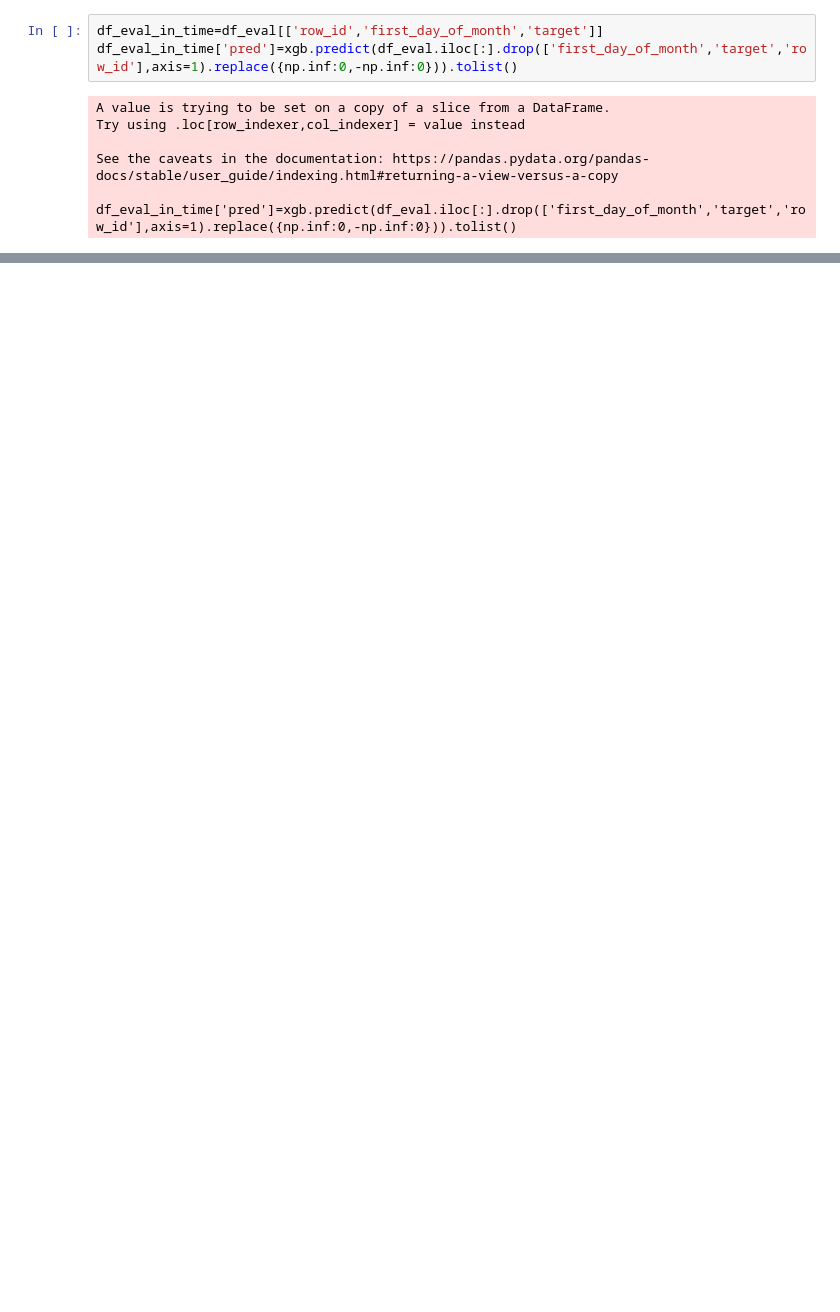
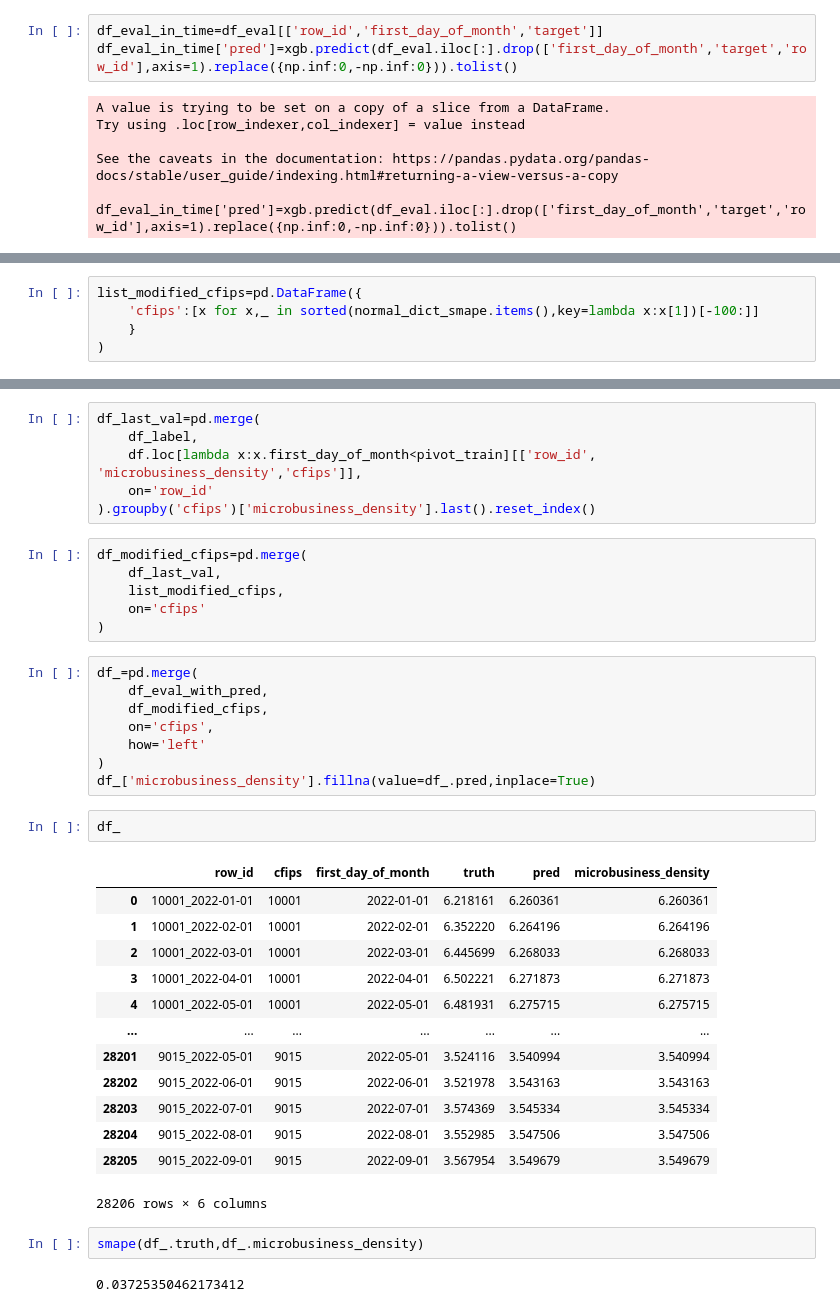
Before and after one commit to ElliotNguyen68/micro_business, a Jupyter notebook: notebook/02_timeseries.ipynb, the cells around one changed output, grey strips where cells are left out. Saved outputs shown, nothing was run; the diff lists cells and outputs as text; blank space fills up the shorter version.

```diff
--- a/notebook/02_timeseries.ipynb
+++ b/notebook/02_timeseries.ipynb
@@ -149,0 +308,5 @@ df_eval_in_time.assign(cfips=lambda x:x.row_id.str.split('_').str[0].apply(int))
+# %%
+list_modified_cfips=pd.DataFrame({
+    'cfips':[x for x,_ in sorted(normal_dict_smape.items(),key=lambda x:x[1])[-100:]]
+    }
+)
@@ -149,0 +329,40 @@ df_eval_in_time.assign(cfips=lambda x:x.row_id.str.split('_').str[0].apply(int))
+# %%
+df_last_val=pd.merge(
+    df_label,
+    df.loc[lambda x:x.first_day_of_month<pivot_train][['row_id', 'microbusiness_density','cfips']],
+    on='row_id'
+).groupby('cfips')['microbusiness_density'].last().reset_index()
+# %%
+df_modified_cfips=pd.merge(
+    df_last_val,
+    list_modified_cfips,
+    on='cfips'
+)
+# %%
+df_=pd.merge(
+    df_eval_with_pred,
+    df_modified_cfips,
+    on='cfips',
+    how='left'
+)
+df_['microbusiness_density'].fillna(value=df_.pred,inplace=True)
+# %%
+df_
+# %% [output]
+|  | row_id | cfips | first_day_of_month | truth | pred | microbusiness_density |
+| 0 | 10001_2022-01-01 | 10001 | 2022-01-01 | 6.218161 | 6.260361 | 6.260361 |
+| 1 | 10001_2022-02-01 | 10001 | 2022-02-01 | 6.352220 | 6.264196 | 6.264196 |
+| 2 | 10001_2022-03-01 | 10001 | 2022-03-01 | 6.445699 | 6.268033 | 6.268033 |
+| 3 | 10001_2022-04-01 | 10001 | 2022-04-01 | 6.502221 | 6.271873 | 6.271873 |
+| 4 | 10001_2022-05-01 | 10001 | 2022-05-01 | 6.481931 | 6.275715 | 6.275715 |
+| ... | ... | ... | ... | ... | ... | ... |
+| 28201 | 9015_2022-05-01 | 9015 | 2022-05-01 | 3.524116 | 3.540994 | 3.540994 |
+| 28202 | 9015_2022-06-01 | 9015 | 2022-06-01 | 3.521978 | 3.543163 | 3.543163 |
+| 28203 | 9015_2022-07-01 | 9015 | 2022-07-01 | 3.574369 | 3.545334 | 3.545334 |
+| 28204 | 9015_2022-08-01 | 9015 | 2022-08-01 | 3.552985 | 3.547506 | 3.547506 |
+| 28205 | 9015_2022-09-01 | 9015 | 2022-09-01 | 3.567954 | 3.549679 | 3.549679 |
+28206 rows × 6 columns
+# %%
+smape(df_.truth,df_.microbusiness_density)
+# %% [output]
+0.03725350462173412
```
Also changed, not shown: parts of 30 cells of this notebook, 1 other file.
